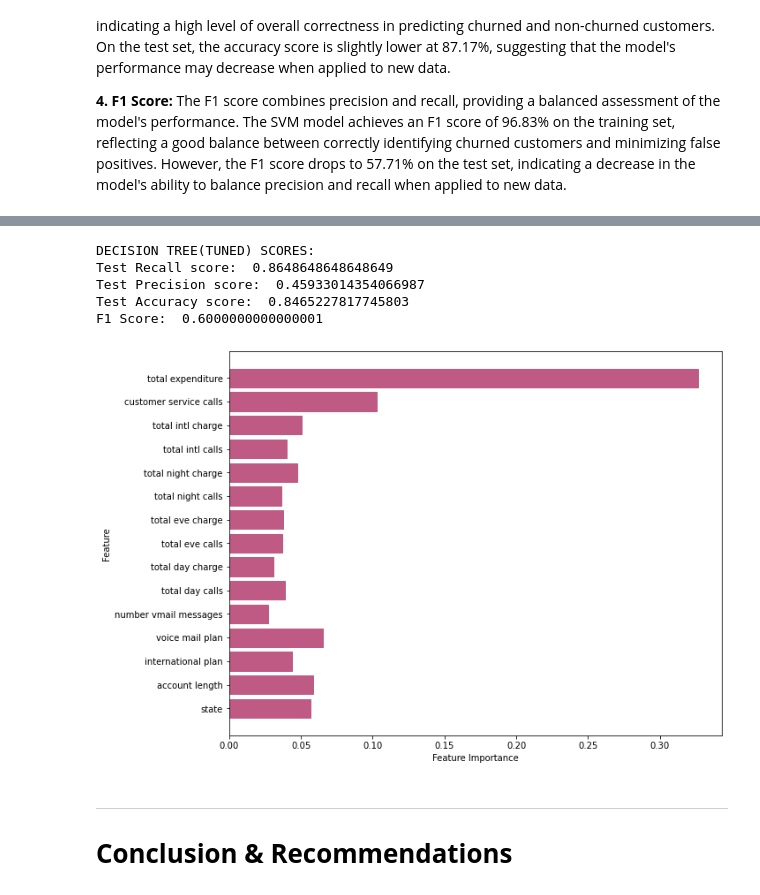
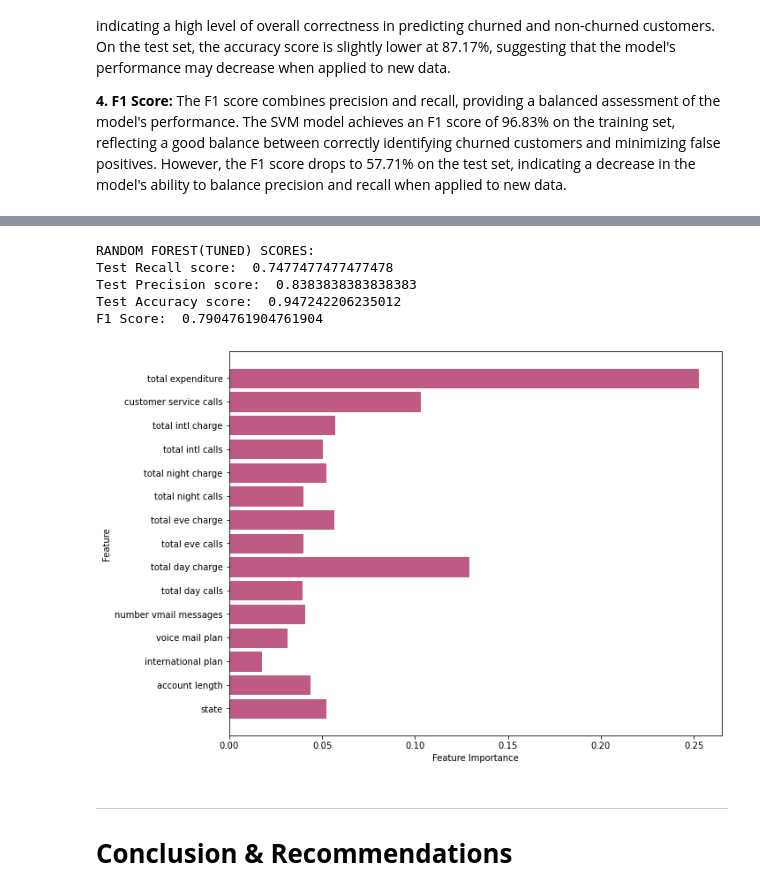
Before and after one commit to stellacherotich/Customer-Churn-Prediction, a Jupyter notebook: SyriaTel_Draft.ipynb, the cells around one changed output, grey strips where cells are left out. Saved outputs shown, nothing was run; the diff lists cells and outputs as text; code cells hidden in the pictures.

```diff
--- a/SyriaTel_Draft.ipynb
+++ b/SyriaTel_Draft.ipynb
@@ -1160,20 +1203,20 @@ This is due to the fact that it showed the best performance compared to all the
 # %%
 # evaluation metrics of the best model based on the test data
-print('DECISION TREE(TUNED) SCORES:')
-print('Test Recall score: ', recall_score(y_test, gridsearch_dt.predict(X_test)))
-print('Test Precision score: ', precision_score(y_test, gridsearch_dt.predict(X_test)))
-print('Test Accuracy score: ', accuracy_score(y_test, gridsearch_dt.predict(X_test)))
-print('F1 Score: ' , f1_score(y_test, gridsearch_dt.predict(X_test)))
+print('RANDOM FOREST(TUNED) SCORES:')
+print('Test Recall score: ', recall_score(y_test, gridsearch_rf.predict(X_test)))
+print('Test Precision score: ', precision_score(y_test, gridsearch_rf.predict(X_test)))
+print('Test Accuracy score: ', accuracy_score(y_test, gridsearch_rf.predict(X_test)))
+print('F1 Score: ' , f1_score(y_test, gridsearch_rf.predict(X_test)))
 # %% [output]
-DECISION TREE(TUNED) SCORES:
-Test Recall score:  0.8648648648648649
-Test Precision score:  0.45933014354066987
-Test Accuracy score:  0.8465227817745803
-F1 Score:  0.6000000000000001
+RANDOM FOREST(TUNED) SCORES:
+Test Recall score:  0.7477477477477478
+Test Precision score:  0.8383838383838383
+Test Accuracy score:  0.947242206235012
+F1 Score:  0.7904761904761904
 # %%
-plot_feature_importances(gridsearch_dt.best_estimator_, (10, 8), custom_color)
+plot_feature_importances(gridsearch_rf.best_estimator_, (10, 8), "#BE5A83")
 # %% [output]
-[figure, old version]
+[figure, new version]
 # %% [markdown]
 ----
 # <b> Conclusion & Recommendations </b>
```
Also changed, not shown: parts of 6 cells of this notebook, 2 other files.
